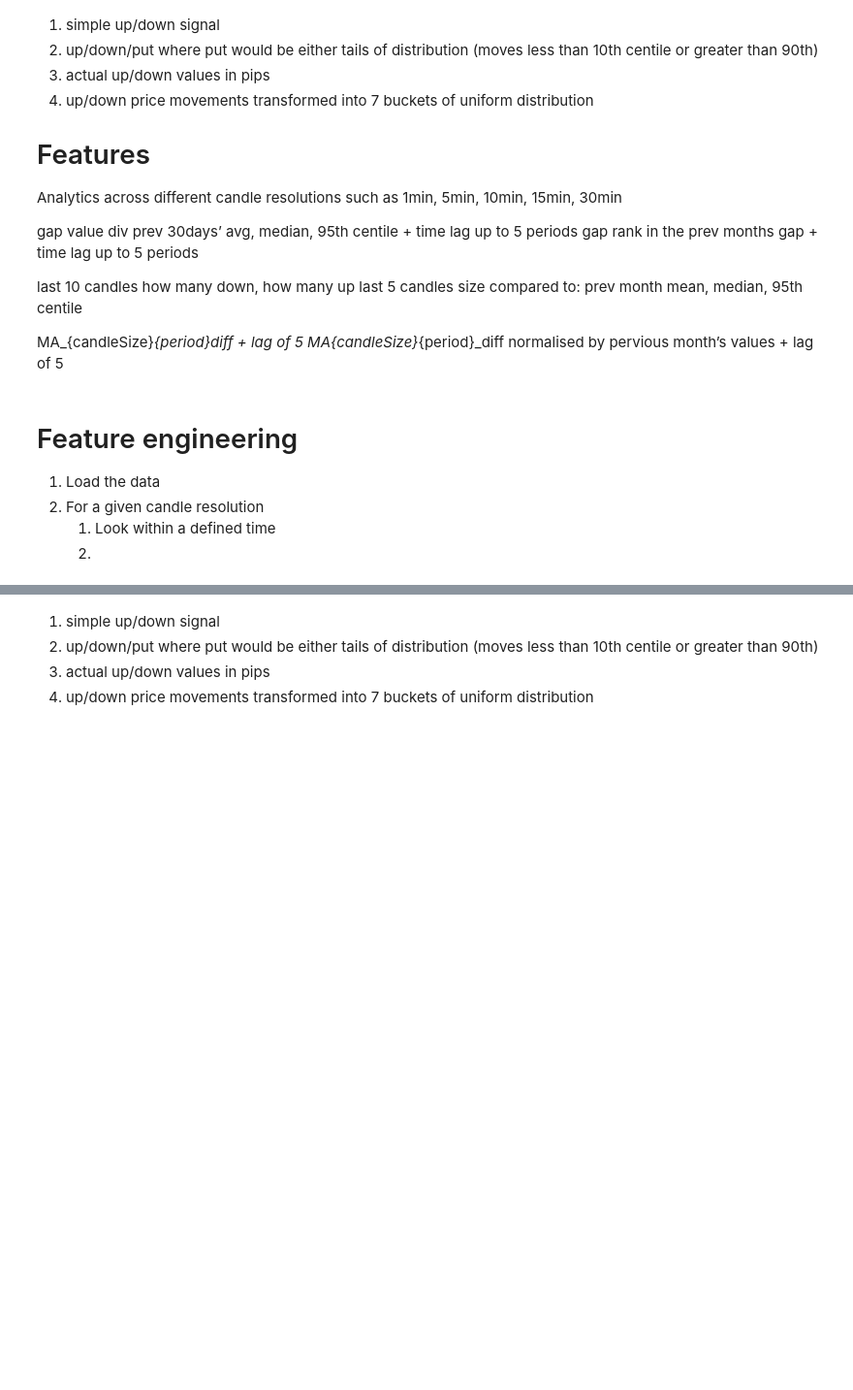
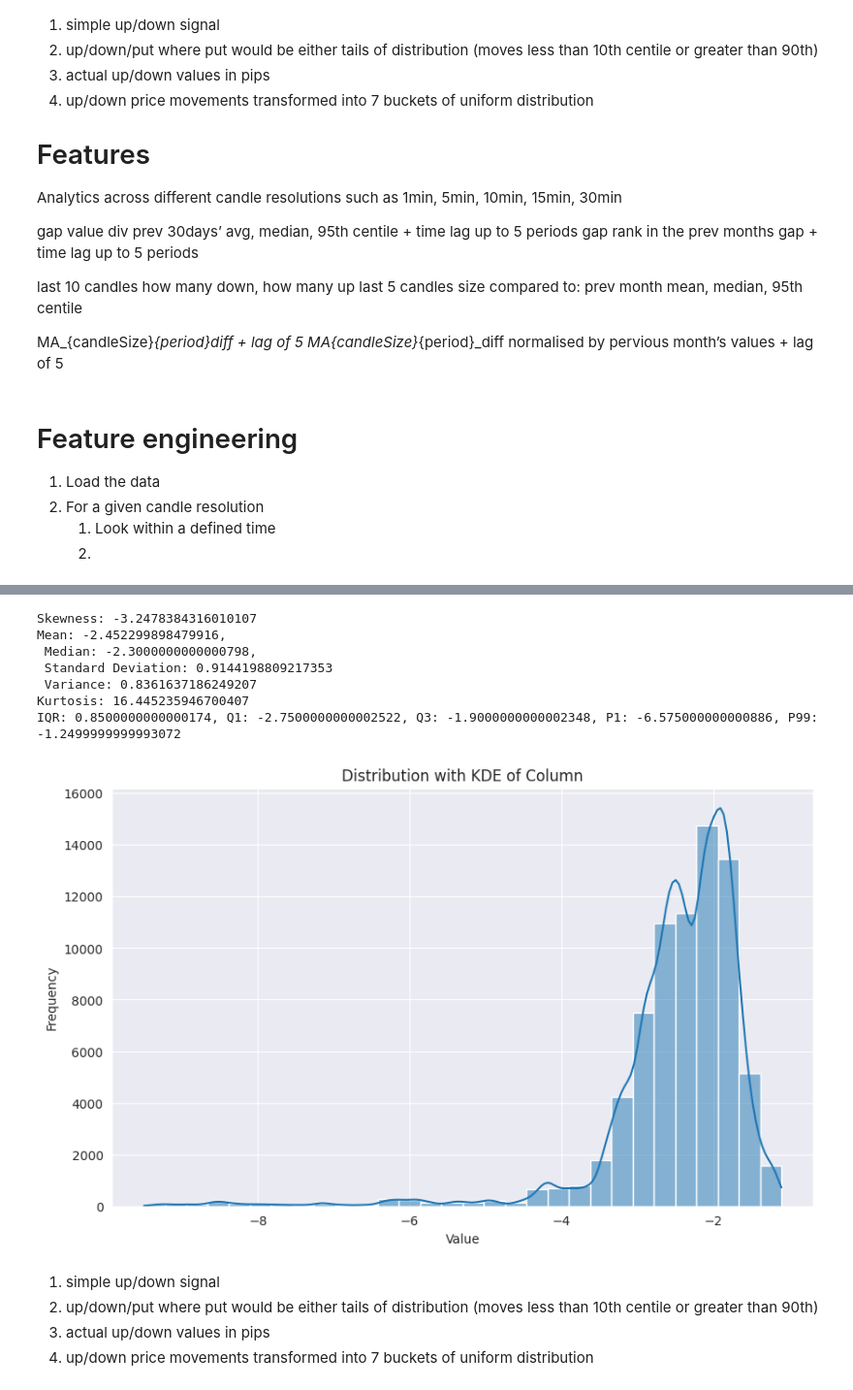
Before and after one commit to marcin-je/jupyter, a Jupyter notebook: fx-forecasting-1/2._feature-eng.ipynb, the cells around one changed output, grey strips where cells are left out. Shown: that part at 97% size. Drawn from its saved outputs; the diff is of its cells as text; code cells hidden in the pictures; blank space fills up the shorter version.

```diff
--- a/fx-forecasting-1/2._feature-eng.ipynb
+++ b/fx-forecasting-1/2._feature-eng.ipynb
@@ -52,6 +75,13 @@ def fill_data(df):
 # 2. b-fill f-fill for a given candle resolution (i.e. 10min)
 # 3. gap cals
 # 4. select sub-sample - 7:00 - 17:00
+
+def trim_outliers(data, column_name):
+    p1 = data[column_name].quantile(0.001)
+    p99 = data[column_name].quantile(0.999)
+    data[column_name+"_trimmed"] = data[column_name].apply(lambda x: max(min(x, p99), p1))
+
+    return data
 
 def prep_data(instrument='EURGBP', candle_size='10min', year=None):
     #1. Load data
@@ -69,6 +99,8 @@ def prep_data(instrument='EURGBP', candle_size='10min', year=None):
     # Apply the custom function over a rolling window of size 3 with raw=True
     ticks['gap'] = ticks[['high', 'low', 'midPoint']].rolling(3, method='table').apply(f, raw=True, engine='numba')['high']
 
+    ticks = trim_outliers(ticks, 'gap')
+
     # Print the DataFrame
     end_time = time.time()
     print(f'Gap calculation in: {end_time - start_time:.3f} seconds')
@@ -76,7 +108,7 @@ def prep_data(instrument='EURGBP', candle_size='10min', year=None):
 
 
 result_10min = prep_data()
-result_1s = prep_data(candle_size='1s')
+#result_1s = prep_data(candle_size='1s')
 # %% [output]
 EURGBP - /data
 /data/EURGBP
@@ -94,3 +197,68 @@ def prep_features(data):
+# %%
+import seaborn as sns
+import matplotlib.pyplot as plt
+import scipy.stats as stats
+
+def analysis(df_full, start=None, end=None, col_name='close'):
+    from scipy import stats
+    import seaborn as sns
+    import matplotlib.pyplot as plt
+
+    if start and end:
+        df = df_full[start:end]
+    else:
+        df = df_full
+    # Sample DataFrame and column
+    # df = pd.DataFrame({'column_name': [...your data...]})
+
+    # Basic Statistics
+    mean = df[col_name].mean()
+    median = df[col_name].median()
+    std_dev = df[col_name].std()
+    kurtosis = df[col_name].kurt()
+    variance = df[col_name].var()
+
+    # Interquartile Range
+    Q1 = df[col_name].quantile(0.25)
+    Q3 = df[col_name].quantile(0.75)
+    P1 = df[col_name].quantile(0.01)
+    P99 = df[col_name].quantile(0.99)
+    IQR = Q3 - Q1
+
+    skewness = df[col_name].skew()
+    print(f"Skewness: {skewness}")
+    print(f"Mean: {mean}, \n Median: {median}, \n Standard Deviation: {std_dev}\n Variance: {variance}")
+    print(f"Kurtosis: {kurtosis}")
+    print(f"IQR: {IQR}, Q1: {Q1}, Q3: {Q3}, P1: {P1}, P99: {P99}")
+
+    plt.figure(figsize=(10, 6))
+    sns.histplot(df[col_name], kde=True, bins=30)
+    plt.title('Distribution with KDE of Column')
+    plt.xlabel('Value')
+    plt.ylabel('Frequency')
+    plt.show()
+
+def show_qq(df, col_name, dist):
+    stats.probplot(df[col_name], dist=dist, sparams=(1,), plot=plt)
+
+
+    plt.title('Q-Q Plot')
+    plt.ylabel('Observed Quantiles')
+    plt.xlabel('Theoretical Quantiles')
+    # Show the plot
+    plt.show()
+
+analysis(temp_res_10min, col_name='gap_q50')
+#show_qq(df=temp_res_10min, col_name='gap_q95', dist='norm')
+# %% [output]
+Skewness: -3.2478384316010107
+Mean: -2.452299898479916,
+ Median: -2.3000000000000798,
+ Standard Deviation: 0.9144198809217353
+ Variance: 0.8361637186249207
+Kurtosis: 16.445235946700407
+IQR: 0.8500000000000174, Q1: -2.7500000000002522, Q3: -1.9000000000002348, P1: -6.575000000000886, P99: -1.2499999999993072
+[figure, added]
 # %% [markdown]
 1. simple up/down signal
 2. up/down/put where put would be either tails of distribution (moves less than 10th centile or greater than 90th)
```
Also changed, not shown: parts of 6 cells of this notebook, 2 other files.
